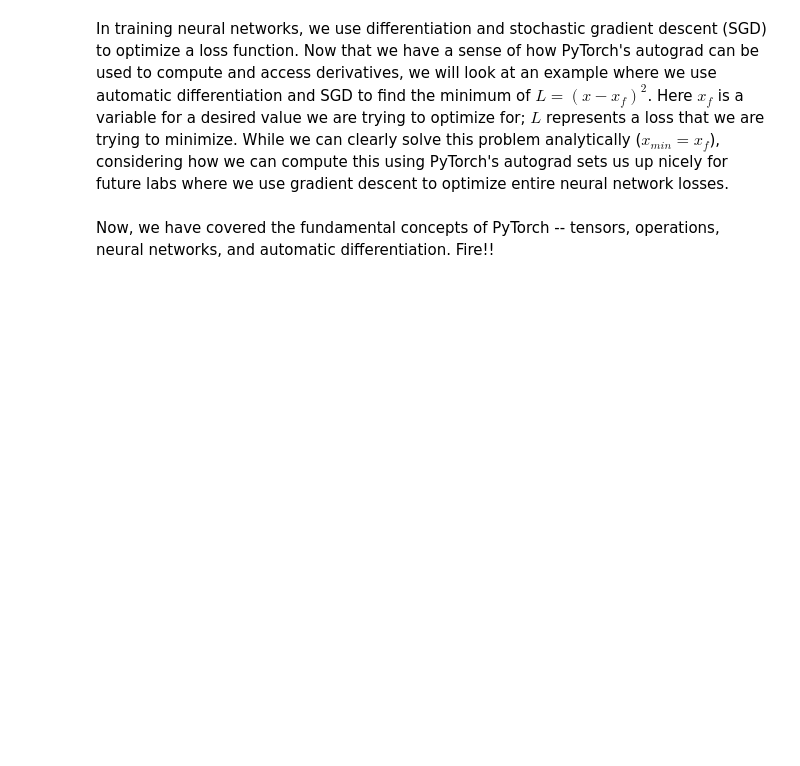
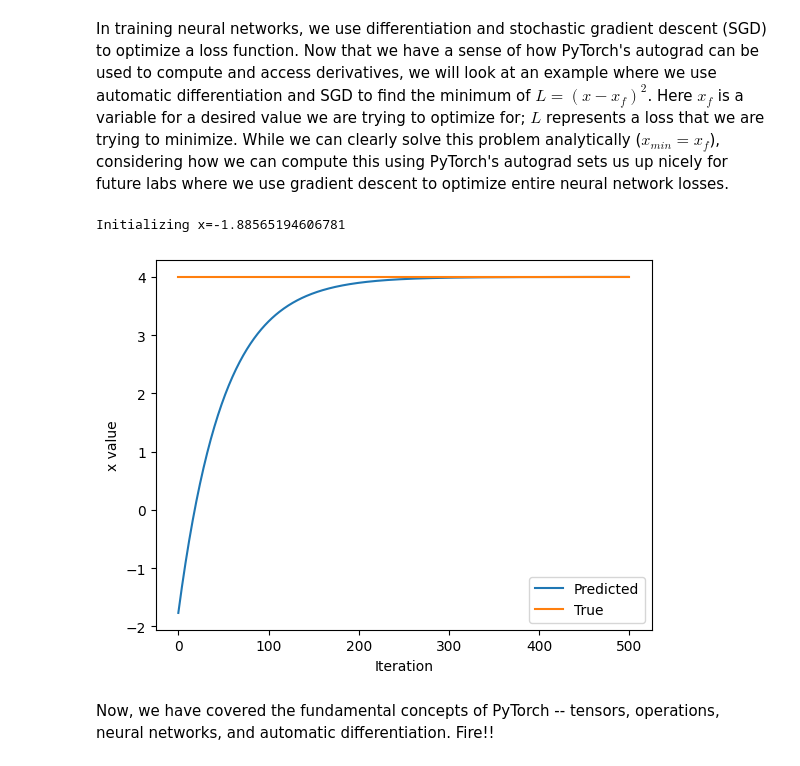
Before and after one commit to allys-01/pytorch, a Jupyter notebook: lab1/PT_Part1_Intro.ipynb, the cells around one changed output. Saved outputs shown, nothing was run; the diff lists cells and outputs as text; code cells hidden in the pictures; blank space fills up the shorter version.

```diff
--- a/lab1/PT_Part1_Intro.ipynb
+++ b/lab1/PT_Part1_Intro.ipynb
@@ -320,33 +341,36 @@ In training neural networks, we use differentiation and stochastic gradient desc
 x = torch.randn(1)
 print(f"Initializing x={x.item()}")
 
 learning_rate = 1e-2  # Learning rate
 history = []
 x_f = 4  # Target value
 
 
 # We will run gradient descent for a number of iterations. At each iteration, we compute the loss,
 #   compute the derivative of the loss with respect to x, and perform the update.
 for i in range(500):
     x = torch.tensor([x], requires_grad=True)
 
     # TODO: Compute the loss as the square of the difference between x and x_f
-    loss = # TODO
+    loss = (x-x_f)**2
 
     # Backpropagate through the loss to compute gradients
     loss.backward()
 
     # Update x with gradient descent
     x = x.item() - learning_rate * x.grad
 
     history.append(x.item())
 
 # Plot the evolution of x as we optimize toward x_f!
 plt.plot(history)
 plt.plot([0, 500], [x_f, x_f])
 plt.legend(('Predicted', 'True'))
 plt.xlabel('Iteration')
 plt.ylabel('x value')
 plt.show()
+# %% [output]
+Initializing x=-1.88565194606781
+[figure, added]
 # %% [markdown]
 Now, we have covered the fundamental concepts of PyTorch -- tensors, operations, neural networks, and automatic differentiation. Fire!!
```
Also changed, not shown: parts of 11 cells of this notebook.
